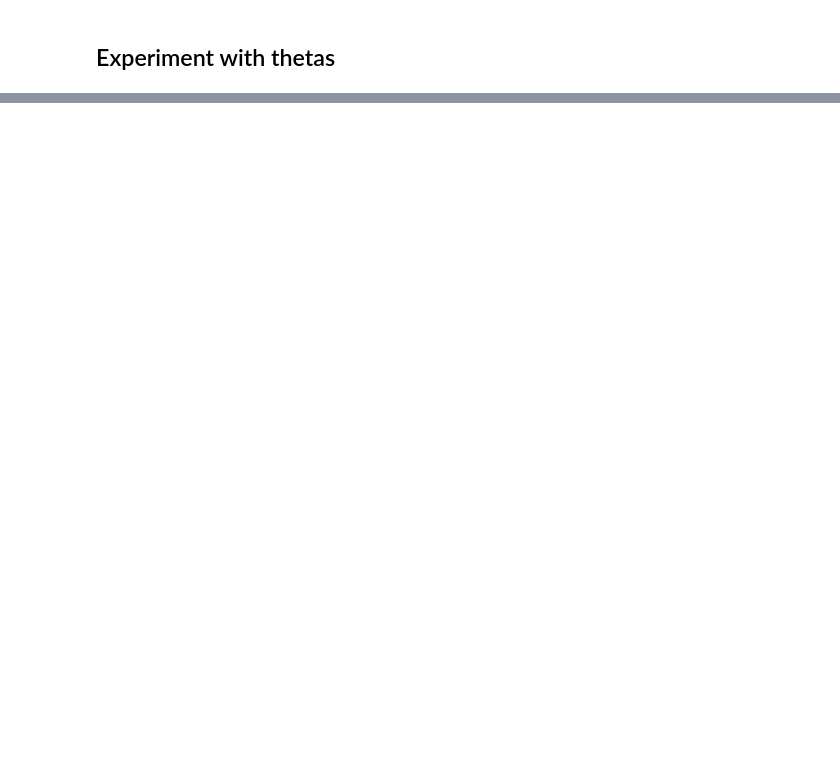
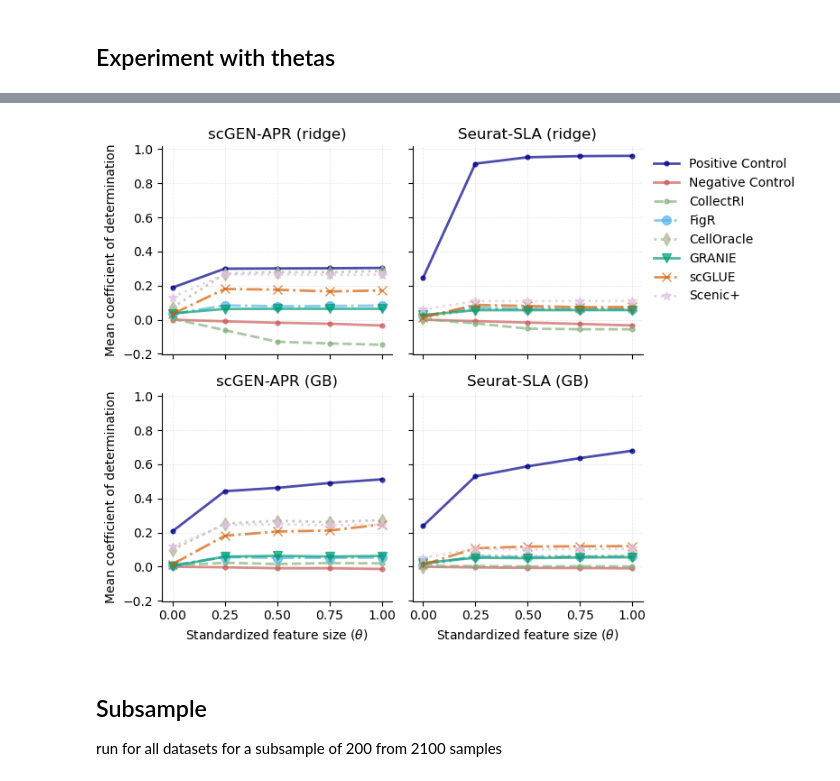
Before and after one commit to janursa/grn_benchmark, a Jupyter notebook: notebooks/first-validation.ipynb, the cells around one changed output, grey strips where cells are left out. Saved outputs shown, nothing was run; the diff lists cells and outputs as text; code cells hidden in the pictures; blank space fills up the shorter version.

Commit message:
intermediate: first validation

```diff
--- a/notebooks/first-validation.ipynb
+++ b/notebooks/first-validation.ipynb
@@ -561,0 +276,67 @@ KeyboardInterrupt
+# %%
+subsample = 200
+
+manipulate = None
+exclude_missing_genes = False
+tf_n = None
+
+SORTED_METHODS = ['positive_control', 'negative_control', 'collectRI', 'figr', 'celloracle', 'granie', 'scglue', 'scenicplus']
+NORM_METHODS = ['scgen_pearson',  'seurat_lognorm']
+
+def line_plot_theta(reg_type, axes):
+
+
+    markersize = 7
+    linewidth = 2
+    for k, norm_method,  in enumerate(NORM_METHODS):
+
+        ax =axes[k]
+        ax.grid(alpha=0.2, linewidth=.5, color='grey', linestyle='--')
+        xs = np.linspace(0, 1, 5)
+        for method in SORTED_METHODS:
+
+            series = []
+            for theta in np.linspace(0, 1, 5):
+                file =  f'{format_folder(work_dir, exclude_missing_genes, reg_type, theta, tf_n, norm_method, subsample)}/{method}_{manipulate}.json'
+                if not os.path.exists(file):
+                    print(f'Missing file: {file}')
+                    mean_score = np.nan
+                else:
+                    with open(file, 'r') as f:
+                        data = json.load(f)
+                    mean_score = data['mean_score_r2']
+
+                series.append(float(mean_score))
+
+            ax.plot(
+                xs, series, label=surragate_names[method], color=COLORS[surragate_names[method]], markersize=markersize,
+                linestyle=LINESTYLES[surragate_names[method]], marker=MARKERS[surragate_names[method]], alpha=0.7, linewidth=linewidth
+            )
+
+        ax.set_xticks(xs)
+        ax.set_title(f'{surragate_names[norm_method]} ({reg_type})')
+        if k == 0:
+            ax.set_ylabel('Mean coefficient of determination')
+
+
+        for side in ['right', 'top']:
+            ax.spines[side].set_visible(False)
+        if reg_type=='GB':
+            ax.set_xlabel(r'Standardized feature size ($\theta$)')
+        else:
+            if k == 1:
+                ax.legend(loc='upper left', bbox_to_anchor=(1,1), frameon=False)
+
+
+fig, axes = plt.subplots(2, len(NORM_METHODS), figsize=(4*len(NORM_METHODS), 6), sharey=True, sharex=True)
+
+line_plot_theta('ridge', axes[0])
+line_plot_theta('GB', axes[1])
+plt.tight_layout()
+plt.savefig(f'{work_dir}/benchmark/figs/first-validation-performance-theta.png', dpi=300, transparent=True)
+plt.show()
+# %% [output]
+[figure, added]
+# %% [markdown]
+## Subsample
+run for all datasets for a subsample of 200 from 2100 samples
```
Also changed, not shown: parts of 47 cells of this notebook, 3 other files.
